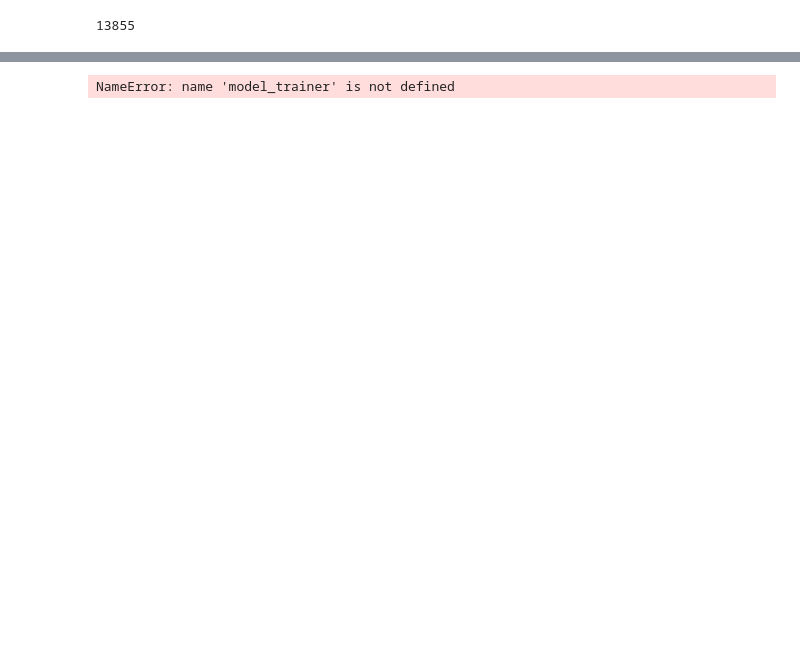
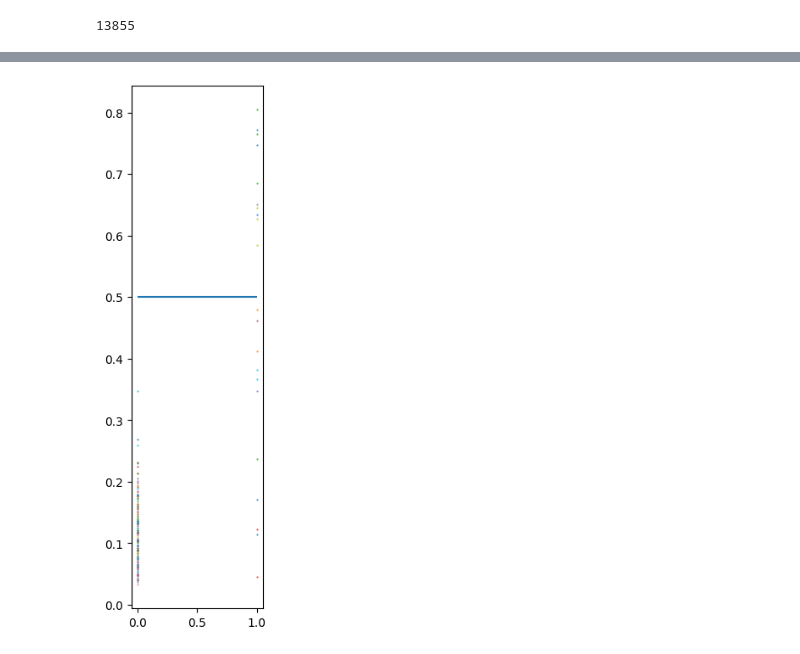
Before and after one commit to iuruoy-shao/training-problems, a Jupyter notebook: hierarchical_classifier.ipynb, the cells around one changed output, grey strips where cells are left out. Cells and saved outputs as stored; diff of their text form; code cells hidden in the pictures; blank space fills up the shorter version.

```diff
--- a/hierarchical_classifier.ipynb
+++ b/hierarchical_classifier.ipynb
@@ -597,11 +656,11 @@ Recall = 0.5238095238095238
 [figure]
 # %%
-outputs, targets = model_trainer.validation()
+outputs, targets = geo_model_trainer.validation()
 
 plt.figure(figsize=(2,8))
 for i in range(len(targets)):
     plt.scatter(targets[i],outputs[i],s=.2)
 plt.hlines(.5,0,1)
 plt.show()
 # %% [output]
-NameError: name 'model_trainer' is not defined
+[figure, added]
```
Also changed, not shown: parts of 22 cells of this notebook, 1 other file.
